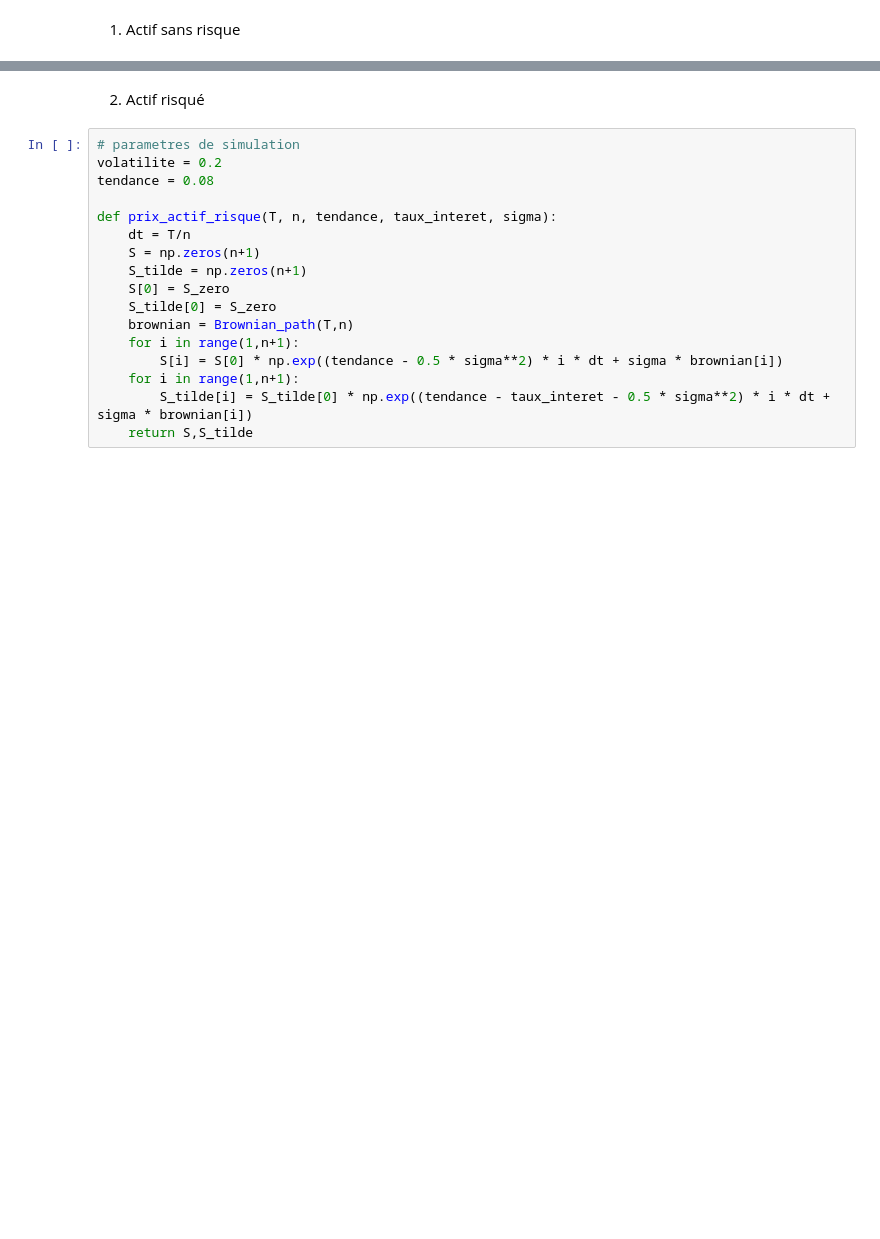
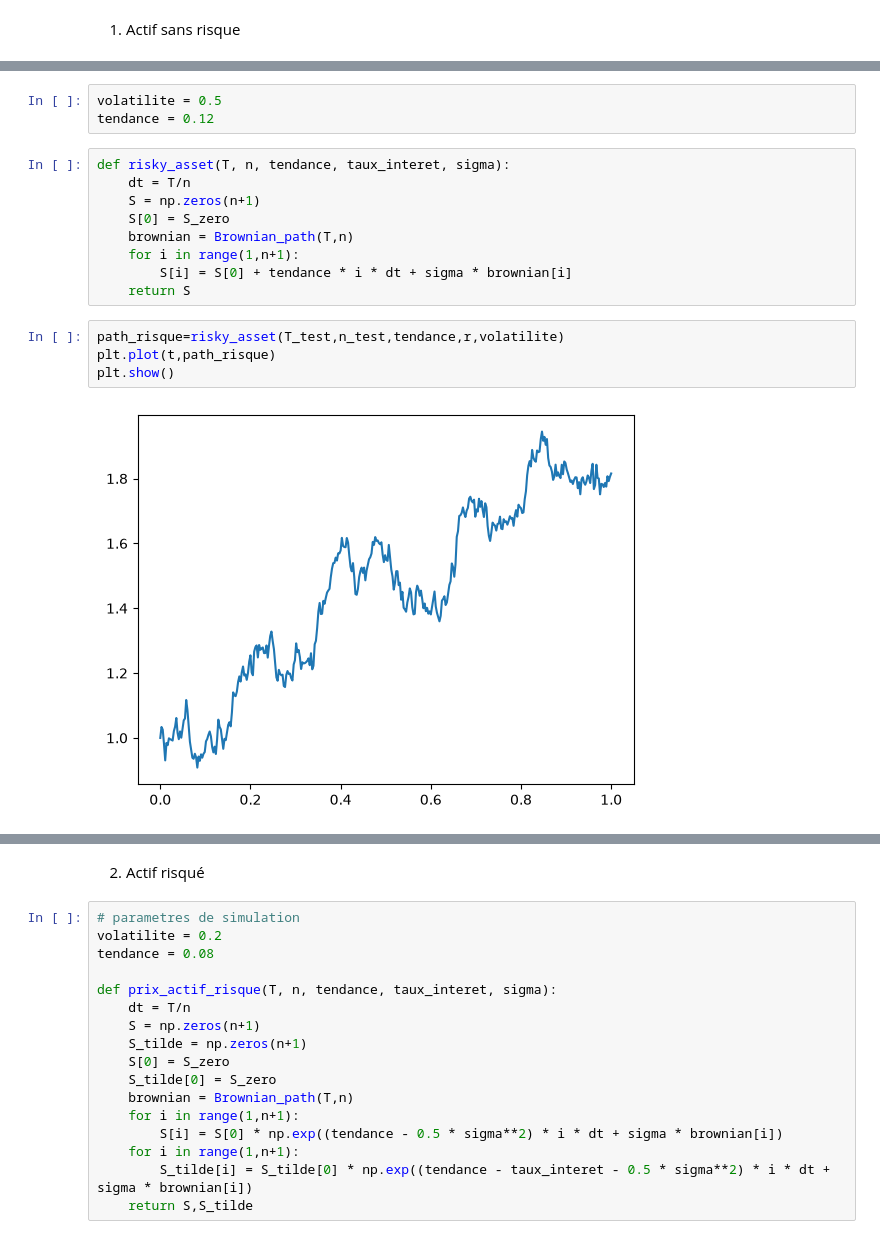
Before and after one commit to voegtlejules/heston_model, a Jupyter notebook: notebooks/PIR.ipynb, the cells around one changed output, grey strips where cells are left out. Saved outputs shown, nothing was run; the diff lists cells and outputs as text; blank space fills up the shorter version.

```diff
--- a/notebooks/PIR.ipynb
+++ b/notebooks/PIR.ipynb
@@ -53,0 +56,18 @@ plt.show()
+# %%
+volatilite = 0.5
+tendance = 0.12
+# %%
+def risky_asset(T, n, tendance, taux_interet, sigma):
+    dt = T/n
+    S = np.zeros(n+1)
+    S[0] = S_zero
+    brownian = Brownian_path(T,n)
+    for i in range(1,n+1):
+        S[i] = S[0] + tendance * i * dt + sigma * brownian[i]
+    return S
+# %%
+path_risque=risky_asset(T_test,n_test,tendance,r,volatilite)
+plt.plot(t,path_risque)
+plt.show()
+# %% [output]
+[figure, added]
```
Also changed, not shown: parts of 8 cells of this notebook.
